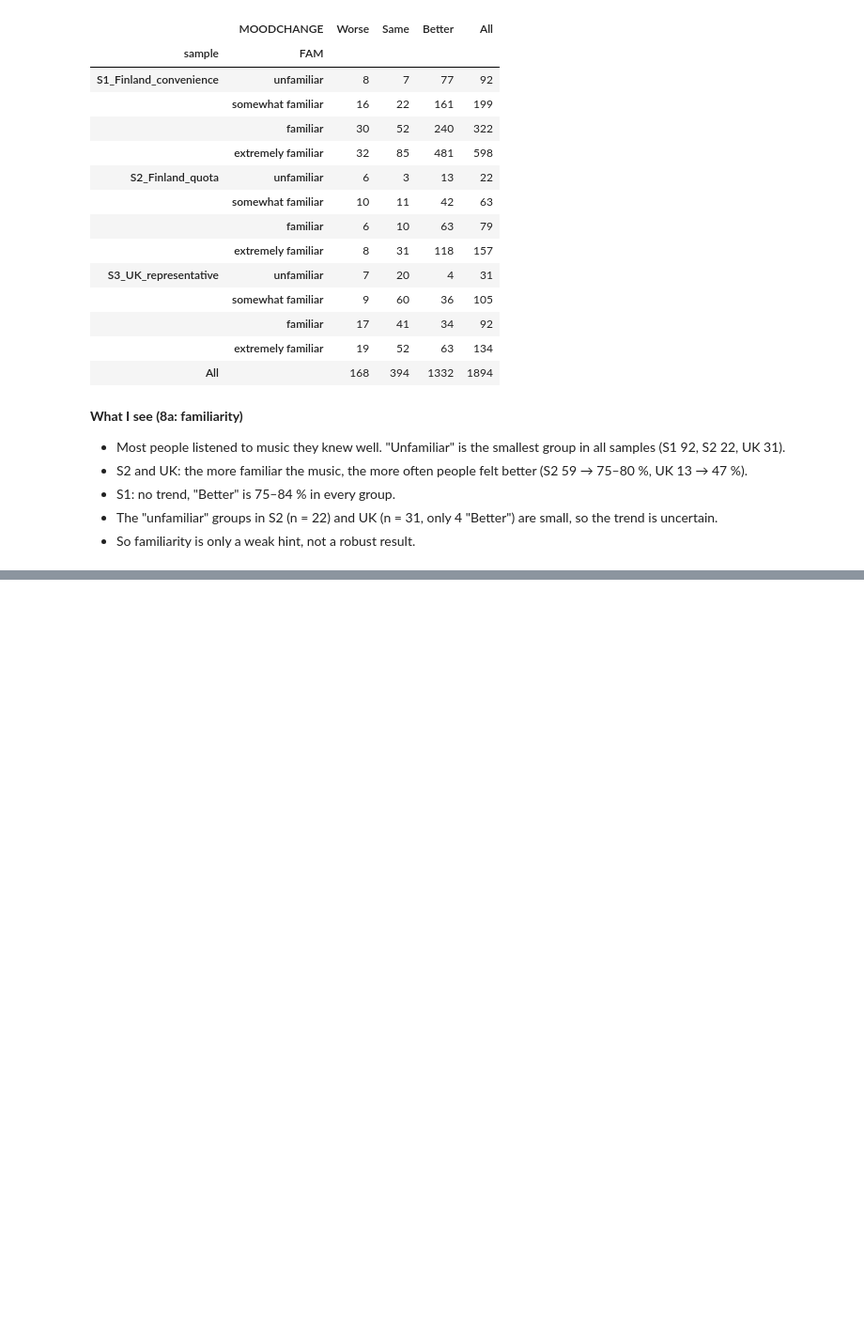
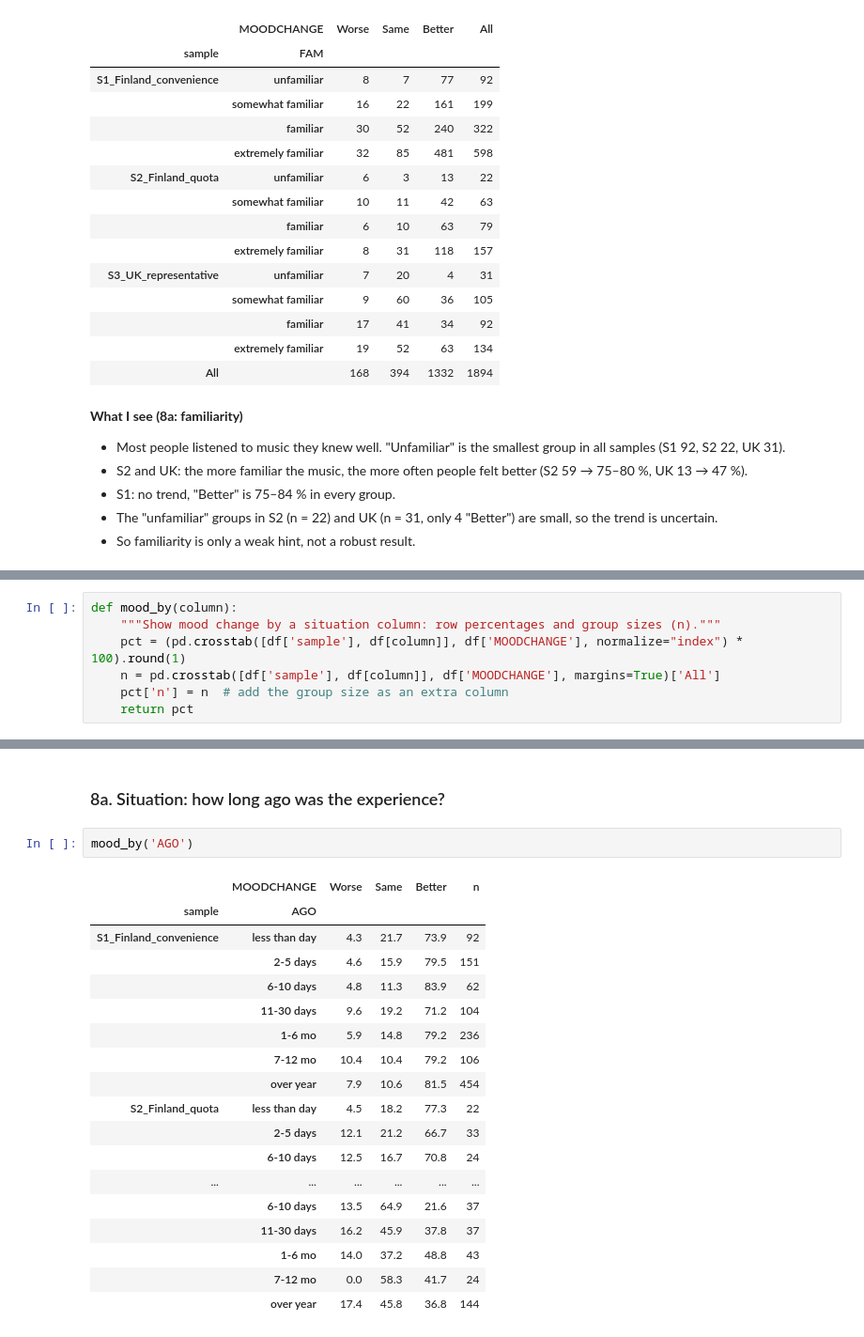
Before and after one commit to chaymaeloukili/melancholy-vs-rumination, a Jupyter notebook: notebooks/03_analysis.ipynb, the cells around one changed output, grey strips where cells are left out. Shown at 94% size. Drawn from its saved outputs; the diff is of its cells as text; blank space fills up the shorter version.

```diff
--- a/notebooks/03_analysis.ipynb
+++ b/notebooks/03_analysis.ipynb
@@ -908,0 +911,7 @@ pd.crosstab([df['sample'], df['FAM']], df['MOODCHANGE'], margins=True)
+# %%
+def mood_by(column):
+    """Show mood change by a situation column: row percentages and group sizes (n)."""
+    pct = (pd.crosstab([df['sample'], df[column]], df['MOODCHANGE'], normalize="index") * 100).round(1)
+    n = pd.crosstab([df['sample'], df[column]], df['MOODCHANGE'], margins=True)['All']
+    pct['n'] = n  # add the group size as an extra column
+    return pct
@@ -908,0 +970,23 @@ pd.crosstab([df['sample'], df['FAM']], df['MOODCHANGE'], margins=True)
+# %% [markdown]
+### 8a. Situation: how long ago was the experience?
+# %%
+mood_by('AGO')
+# %% [output]
+|  | MOODCHANGE | Worse | Same | Better | n |
+| sample | AGO |  |  |  |  |
+| S1_Finland_convenience | less than day | 4.3 | 21.7 | 73.9 | 92 |
+|  | 2-5 days | 4.6 | 15.9 | 79.5 | 151 |
+|  | 6-10 days | 4.8 | 11.3 | 83.9 | 62 |
+|  | 11-30 days | 9.6 | 19.2 | 71.2 | 104 |
+|  | 1-6 mo | 5.9 | 14.8 | 79.2 | 236 |
+|  | 7-12 mo | 10.4 | 10.4 | 79.2 | 106 |
+|  | over year | 7.9 | 10.6 | 81.5 | 454 |
+| S2_Finland_quota | less than day | 4.5 | 18.2 | 77.3 | 22 |
+|  | 2-5 days | 12.1 | 21.2 | 66.7 | 33 |
+|  | 6-10 days | 12.5 | 16.7 | 70.8 | 24 |
+| ... | ... | ... | ... | ... | ... |
+|  | 6-10 days | 13.5 | 64.9 | 21.6 | 37 |
+|  | 11-30 days | 16.2 | 45.9 | 37.8 | 37 |
+|  | 1-6 mo | 14.0 | 37.2 | 48.8 | 43 |
+|  | 7-12 mo | 0.0 | 58.3 | 41.7 | 24 |
+|  | over year | 17.4 | 45.8 | 36.8 | 144 |
```
Also changed, not shown: parts of 32 cells of this notebook.
